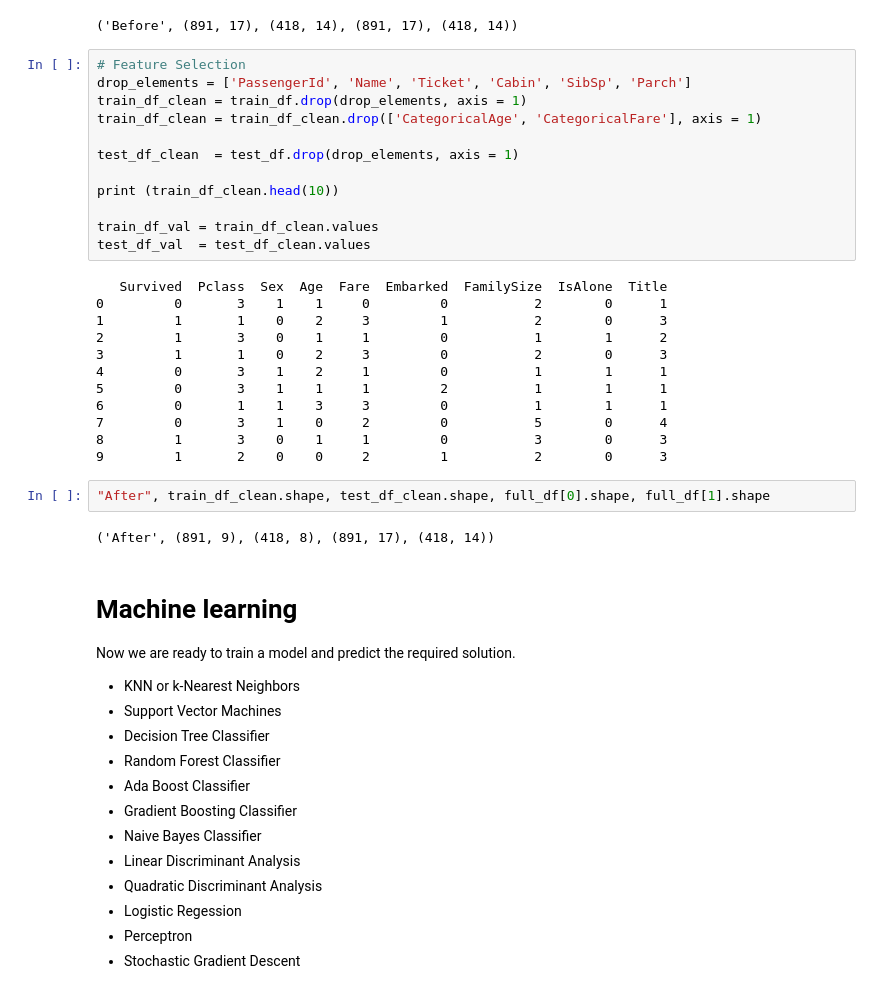
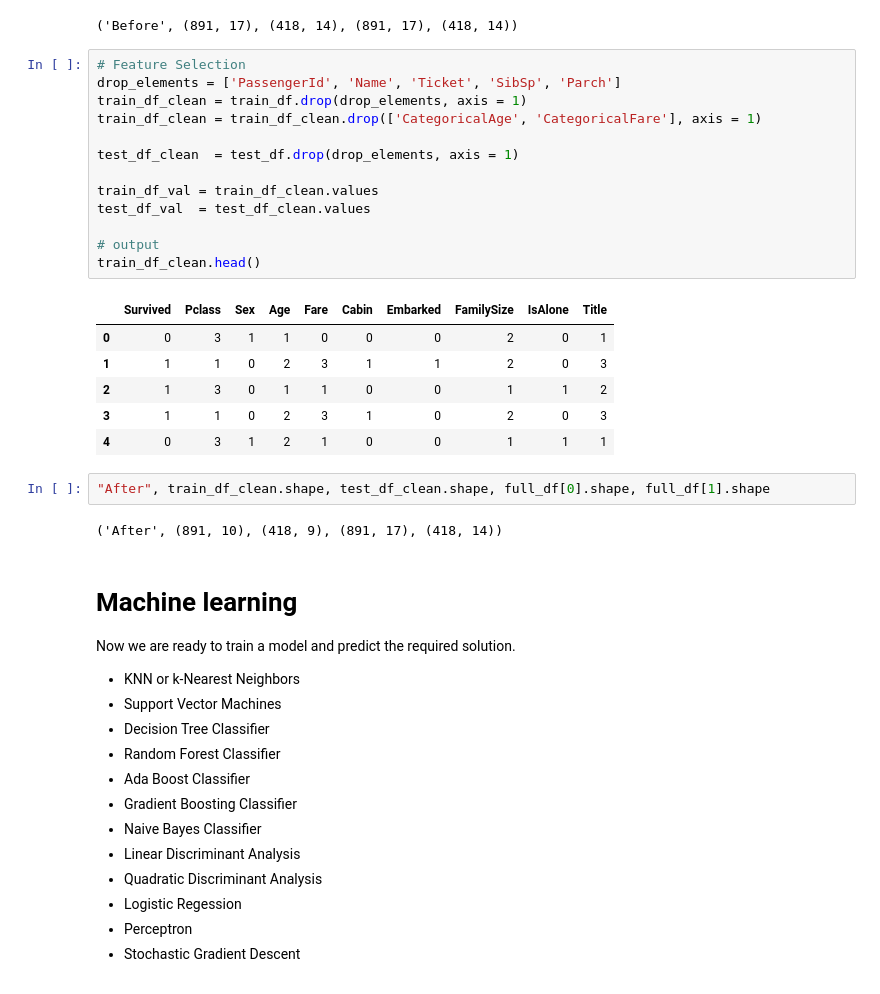
Before and after one commit to nhancv/nc-kaggle-ml, a Jupyter notebook: titanic/src/titanic-anomous.ipynb, the cells around one changed output. Saved outputs shown, nothing was run; the diff lists cells and outputs as text.

```diff
--- a/titanic/src/titanic-anomous.ipynb
+++ b/titanic/src/titanic-anomous.ipynb
@@ -321,32 +354,28 @@ for dataset in full_df:
 ('Before', (891, 17), (418, 14), (891, 17), (418, 14))
 # %%
 # Feature Selection
-drop_elements = ['PassengerId', 'Name', 'Ticket', 'Cabin', 'SibSp', 'Parch']
+drop_elements = ['PassengerId', 'Name', 'Ticket', 'SibSp', 'Parch']
 train_df_clean = train_df.drop(drop_elements, axis = 1)
 train_df_clean = train_df_clean.drop(['CategoricalAge', 'CategoricalFare'], axis = 1)
 
 test_df_clean  = test_df.drop(drop_elements, axis = 1)
 
-print (train_df_clean.head(10))
-
 train_df_val = train_df_clean.values
 test_df_val  = test_df_clean.values
+
+# output
+train_df_clean.head()
 # %% [output]
-   Survived  Pclass  Sex  Age  Fare  Embarked  FamilySize  IsAlone  Title
-0         0       3    1    1     0         0           2        0      1
-1         1       1    0    2     3         1           2        0      3
-2         1       3    0    1     1         0           1        1      2
-3         1       1    0    2     3         0           2        0      3
-4         0       3    1    2     1         0           1        1      1
-5         0       3    1    1     1         2           1        1      1
-6         0       1    1    3     3         0           1        1      1
-7         0       3    1    0     2         0           5        0      4
-8         1       3    0    1     1         0           3        0      3
-9         1       2    0    0     2         1           2        0      3
+|  | Survived | Pclass | Sex | Age | Fare | Cabin | Embarked | FamilySize | IsAlone | Title |
+| 0 | 0 | 3 | 1 | 1 | 0 | 0 | 0 | 2 | 0 | 1 |
+| 1 | 1 | 1 | 0 | 2 | 3 | 1 | 1 | 2 | 0 | 3 |
+| 2 | 1 | 3 | 0 | 1 | 1 | 0 | 0 | 1 | 1 | 2 |
+| 3 | 1 | 1 | 0 | 2 | 3 | 1 | 0 | 2 | 0 | 3 |
+| 4 | 0 | 3 | 1 | 2 | 1 | 0 | 0 | 1 | 1 | 1 |
 # %%
 "After", train_df_clean.shape, test_df_clean.shape, full_df[0].shape, full_df[1].shape
 # %% [output]
-('After', (891, 9), (418, 8), (891, 17), (418, 14))
+('After', (891, 10), (418, 9), (891, 17), (418, 14))
 # %% [markdown]
 # Machine learning
 
```
Also changed, not shown: parts of 17 cells of this notebook, 1 other file.
